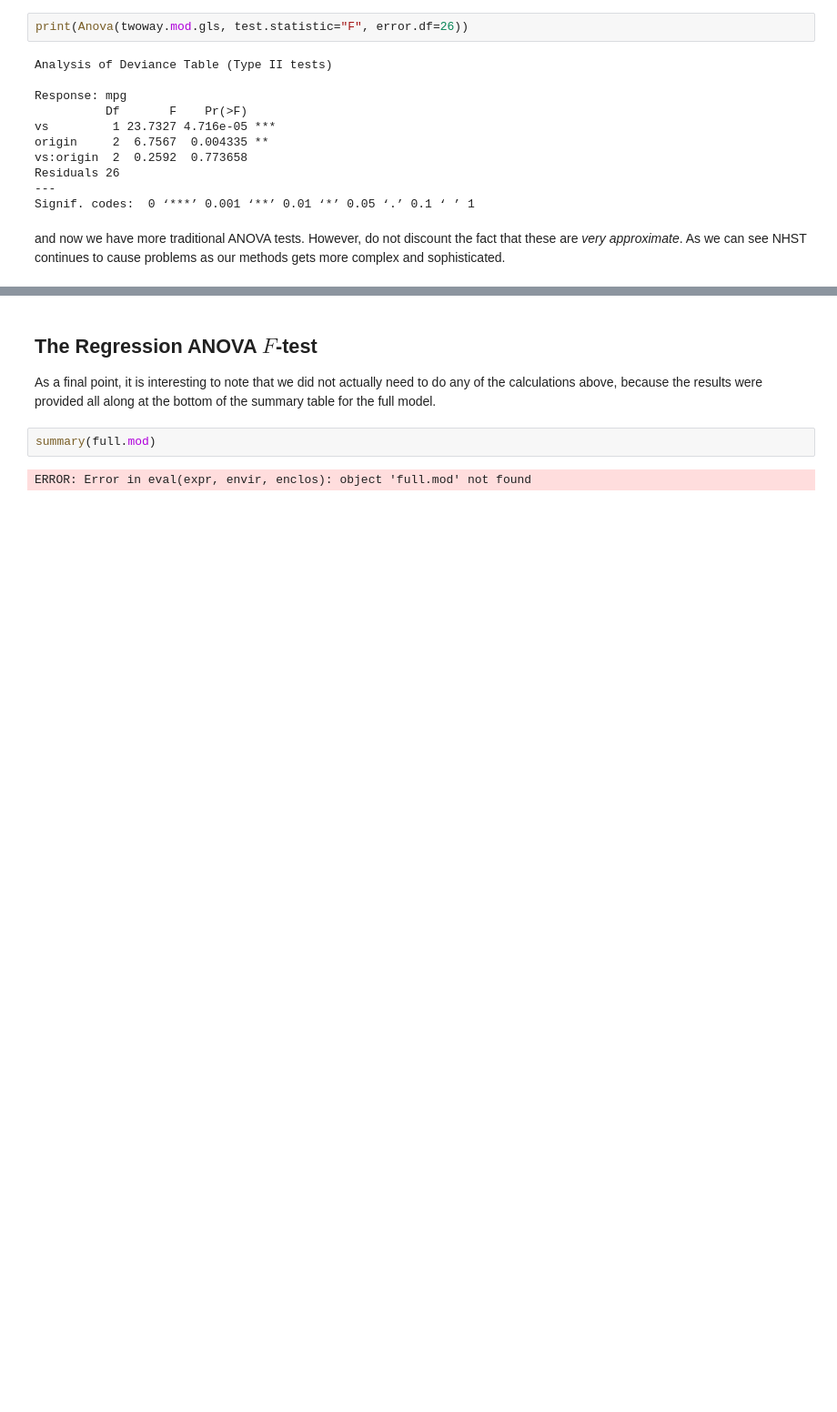
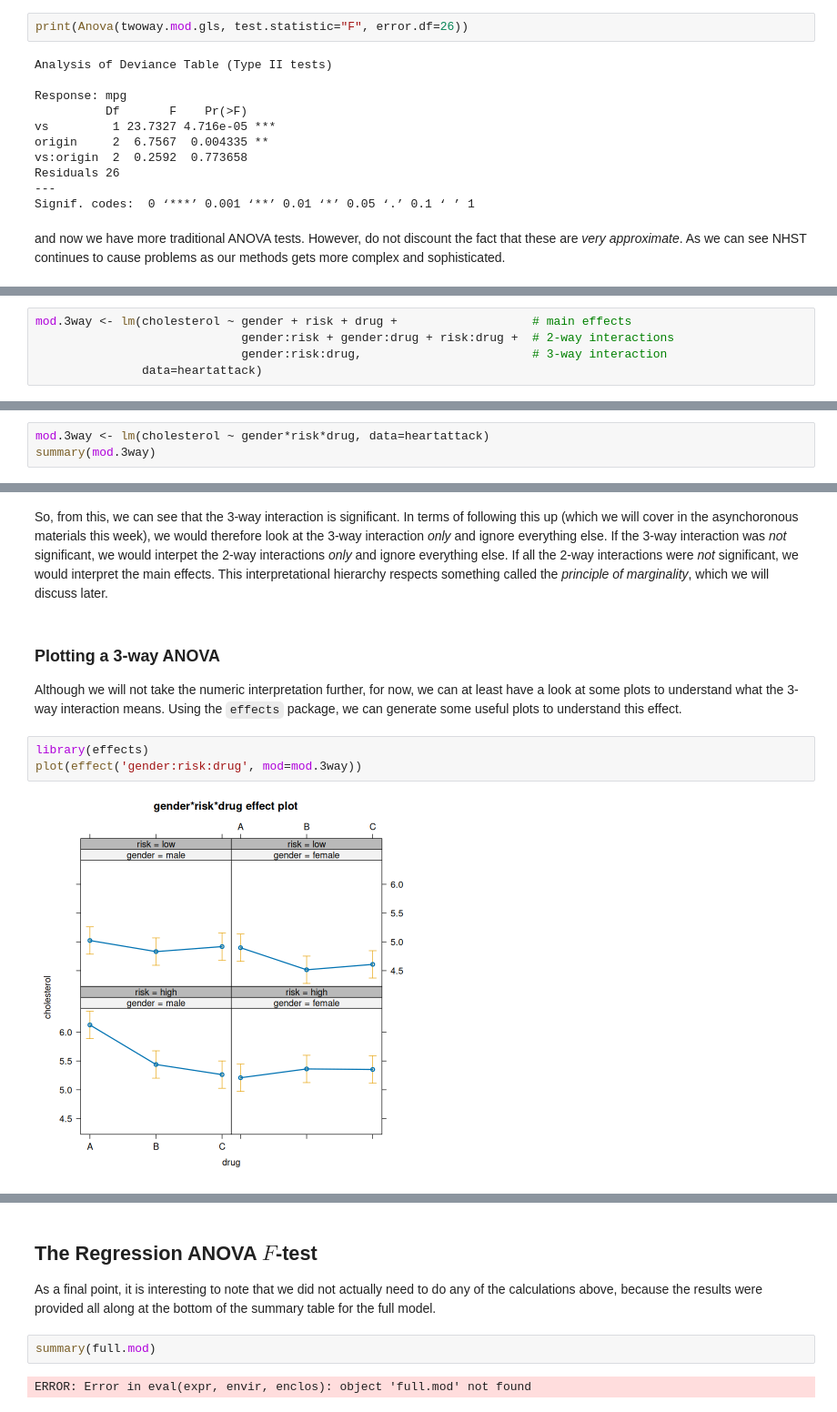
Before and after one commit to PCHN63101-Advanced-Data-Skills/Model-Comparisons-ANOVA, a Jupyter notebook: _build/jupyter_execute/ANOVA-workshop.ipynb, the cells around one changed output, grey strips where cells are left out. Shown at 91% size. Drawn from its saved outputs; the diff is of its cells as text; blank space fills up the shorter version.

```diff
--- a/_build/jupyter_execute/ANOVA-workshop.ipynb
+++ b/_build/jupyter_execute/ANOVA-workshop.ipynb
@@ -254,0 +289,5 @@ and now we have more traditional ANOVA tests. However, do not discount the fact
+# %%
+mod.3way <- lm(cholesterol ~ gender + risk + drug +                   # main effects
+                             gender:risk + gender:drug + risk:drug +  # 2-way interactions
+                             gender:risk:drug,                        # 3-way interaction
+               data=heartattack)
@@ -254,0 +296,3 @@ and now we have more traditional ANOVA tests. However, do not discount the fact
+# %%
+mod.3way <- lm(cholesterol ~ gender*risk*drug, data=heartattack)
+summary(mod.3way)
@@ -254,0 +336,10 @@ and now we have more traditional ANOVA tests. However, do not discount the fact
+# %% [markdown]
+So, from this, we can see that the 3-way interaction is significant. In terms of following this up (which we will cover in the asynchoronous materials this week), we would therefore look at the 3-way interaction *only* and ignore everything else. If the 3-way interaction was *not* significant, we would interpet the 2-way interactions *only* and ignore everything else. If all the 2-way interactions were *not* significant, we would interpret the main effects. This interpretational hierarchy respects something called the *principle of marginality*, which we will discuss later.
+# %% [markdown]
+### Plotting a 3-way ANOVA
+Although we will not take the numeric interpretation further, for now, we can at least have a look at some plots to understand what the 3-way interaction means. Using the `effects` package, we can generate some useful plots to understand this effect.
+# %%
+library(effects)
+plot(effect('gender:risk:drug', mod=mod.3way))
+# %% [output]
+[figure, added]
```
Also changed, not shown: parts of 26 cells of this notebook, 12 other files.
